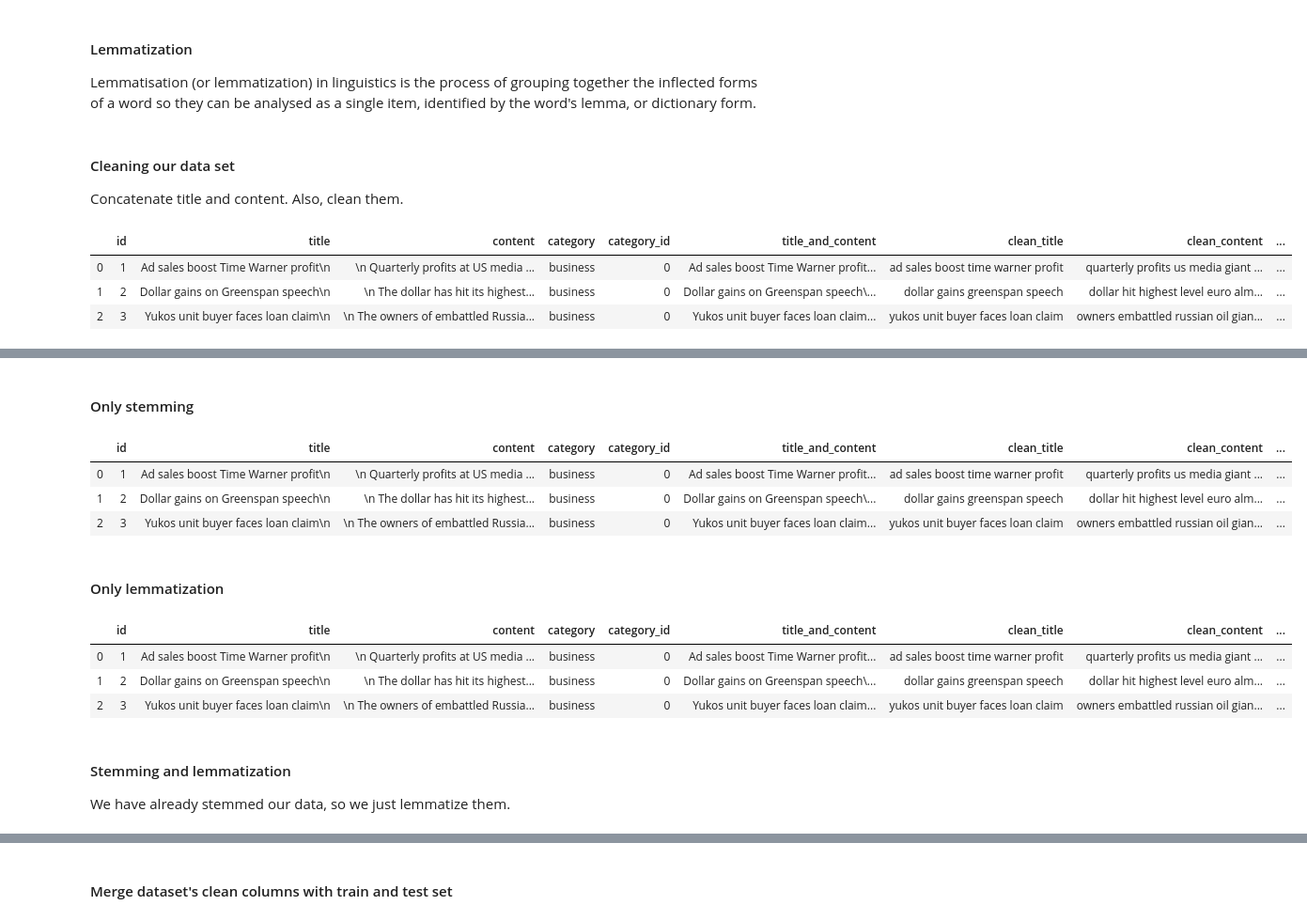
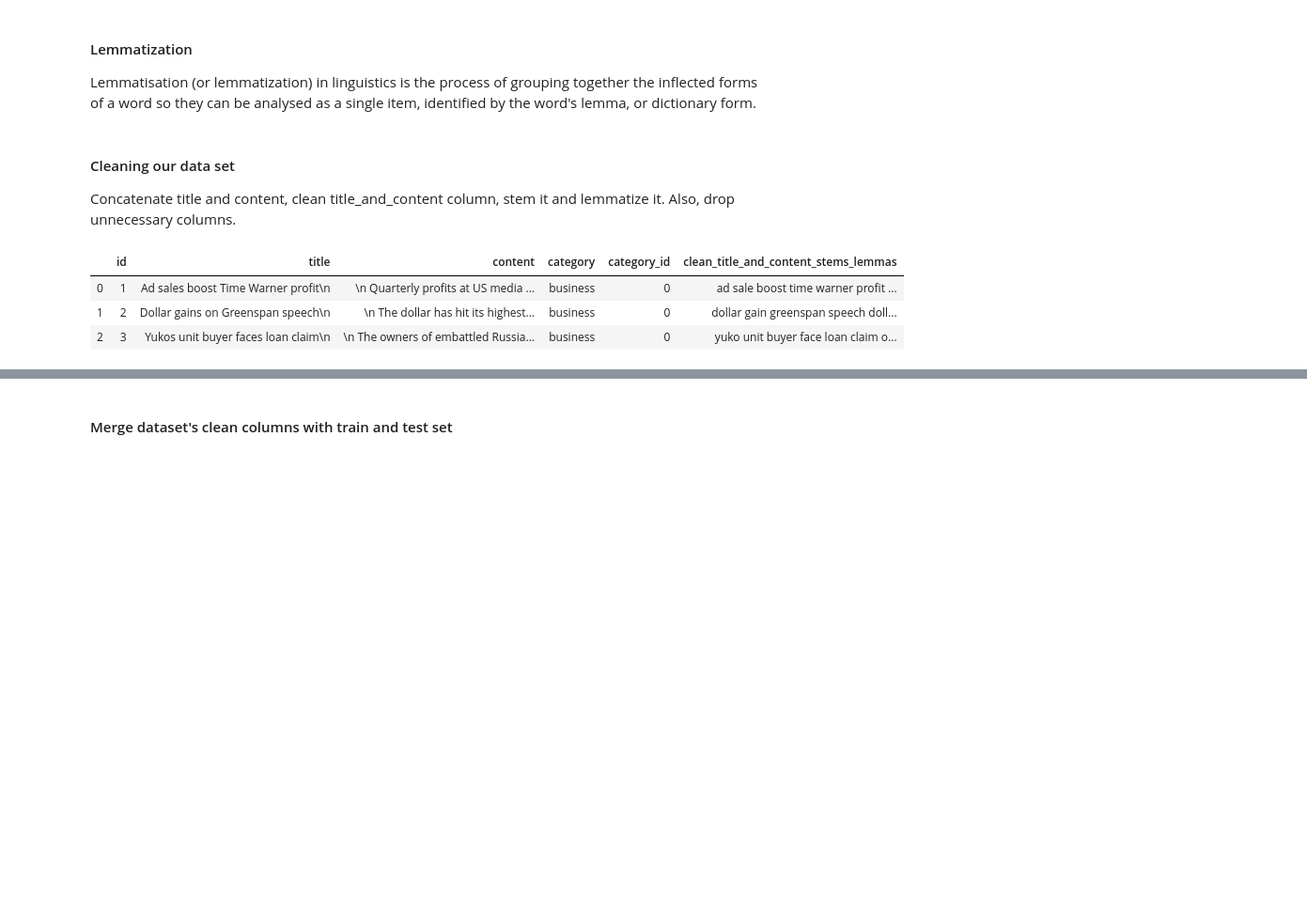
Before and after one commit to alexiszamanidis/news_articles_text_mining, a Jupyter notebook: news.ipynb, the cells around one changed output, grey strips where cells are left out. Shown at 94% size. Cells and saved outputs as stored; diff of their text form; code cells hidden in the pictures; blank space fills up the shorter version.

```diff
--- a/news.ipynb
+++ b/news.ipynb
@@ -244,17 +241,21 @@ def lemmatize_column(dataframe,column):
 # %% [markdown]
 #### Cleaning our data set
 
-Concatenate title and content. Also, clean them.
+Concatenate title and content, clean title_and_content column, stem it and lemmatize it. Also, drop unnecessary columns.
 # %%
+%%time
+
 # CONCATENATE TILE AND CONTENT
 data_set["title_and_content"] = data_set["title"] + " " + data_set["content"]
-# CLEAN ALL TITLE, CONTENT AND TITLE_AND_CONTENT
-clean_column(data_set,"title",more_stop_words)
-clean_column(data_set,"content",more_stop_words)
+# CLEAN OUR DATA
 clean_column(data_set,"title_and_content",more_stop_words)
+stem_column(data_set,"clean_title_and_content")
+lemmatize_column(data_set,"clean_title_and_content_stems")
+# DROP UNNECESSARY COLUMNS
+data_set = data_set.drop(["title_and_content","clean_title_and_content","clean_title_and_content_stems"],axis=1)
 display(data_set.head(3))
 # %% [output]
-|  | id | title | content | category | category_id | title_and_content | clean_title | clean_content | ... |
-| 0 | 1 | Ad sales boost Time Warner profit\n | \n Quarterly profits at US media ... | business | 0 | Ad sales boost Time Warner profit... | ad sales boost time warner profit | quarterly profits us media giant ... | ... |
-| 1 | 2 | Dollar gains on Greenspan speech\n | \n The dollar has hit its highest... | business | 0 | Dollar gains on Greenspan speech\... | dollar gains greenspan speech | dollar hit highest level euro alm... | ... |
-| 2 | 3 | Yukos unit buyer faces loan claim\n | \n The owners of embattled Russia... | business | 0 | Yukos unit buyer faces loan claim... | yukos unit buyer faces loan claim | owners embattled russian oil gian... | ... |
+|  | id | title | content | category | category_id | clean_title_and_content_stems_lemmas |
+| 0 | 1 | Ad sales boost Time Warner profit\n | \n Quarterly profits at US media ... | business | 0 | ad sale boost time warner profit ... |
+| 1 | 2 | Dollar gains on Greenspan speech\n | \n The dollar has hit its highest... | business | 0 | dollar gain greenspan speech doll... |
+| 2 | 3 | Yukos unit buyer faces loan claim\n | \n The owners of embattled Russia... | business | 0 | yuko unit buyer face loan claim o... |
@@ -261,28 +262,0 @@ display(data_set.head(3))
-# %% [markdown]
-#### Only stemming
-# %%
-stem_column(data_set,"clean_title")
-stem_column(data_set,"clean_content")
-stem_column(data_set,"clean_title_and_content")
-display(data_set.head(3))
-# %% [output]
-|  | id | title | content | category | category_id | title_and_content | clean_title | clean_content | ... |
-| 0 | 1 | Ad sales boost Time Warner profit\n | \n Quarterly profits at US media ... | business | 0 | Ad sales boost Time Warner profit... | ad sales boost time warner profit | quarterly profits us media giant ... | ... |
-| 1 | 2 | Dollar gains on Greenspan speech\n | \n The dollar has hit its highest... | business | 0 | Dollar gains on Greenspan speech\... | dollar gains greenspan speech | dollar hit highest level euro alm... | ... |
-| 2 | 3 | Yukos unit buyer faces loan claim\n | \n The owners of embattled Russia... | business | 0 | Yukos unit buyer faces loan claim... | yukos unit buyer faces loan claim | owners embattled russian oil gian... | ... |
-# %% [markdown]
-#### Only lemmatization
-# %%
-lemmatize_column(data_set,"clean_title")
-lemmatize_column(data_set,"clean_content")
-lemmatize_column(data_set,"clean_title_and_content")
-display(data_set.head(3))
-# %% [output]
-|  | id | title | content | category | category_id | title_and_content | clean_title | clean_content | ... |
-| 0 | 1 | Ad sales boost Time Warner profit\n | \n Quarterly profits at US media ... | business | 0 | Ad sales boost Time Warner profit... | ad sales boost time warner profit | quarterly profits us media giant ... | ... |
-| 1 | 2 | Dollar gains on Greenspan speech\n | \n The dollar has hit its highest... | business | 0 | Dollar gains on Greenspan speech\... | dollar gains greenspan speech | dollar hit highest level euro alm... | ... |
-| 2 | 3 | Yukos unit buyer faces loan claim\n | \n The owners of embattled Russia... | business | 0 | Yukos unit buyer faces loan claim... | yukos unit buyer faces loan claim | owners embattled russian oil gian... | ... |
-# %% [markdown]
-#### Stemming and lemmatization
-
-We have already stemmed our data, so we just lemmatize them.
```
Also changed, not shown: parts of 15 cells of this notebook.
